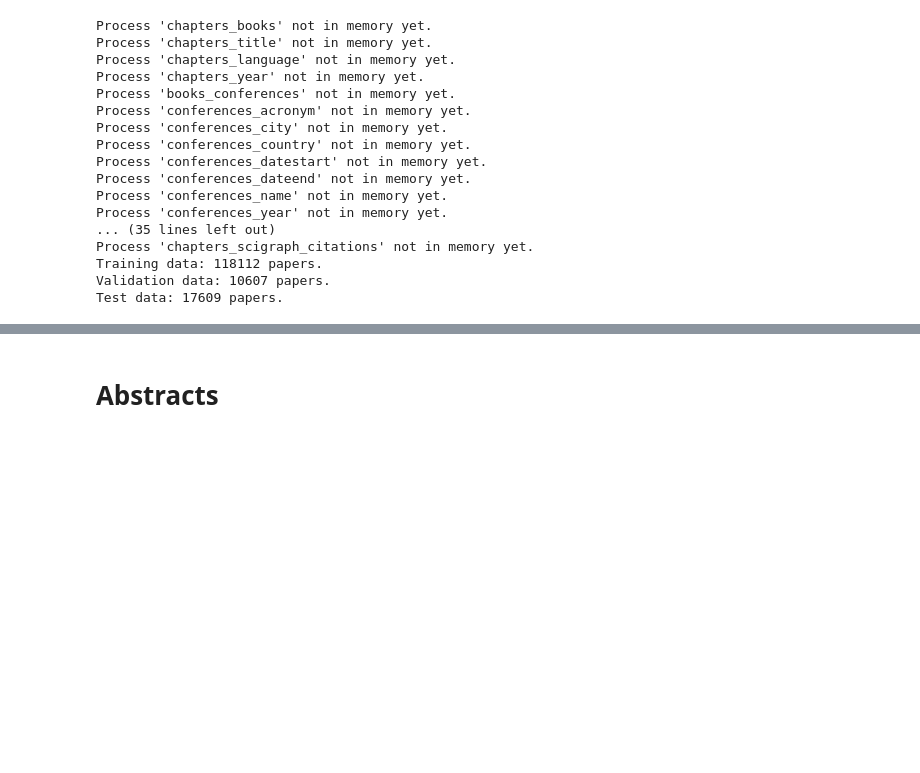
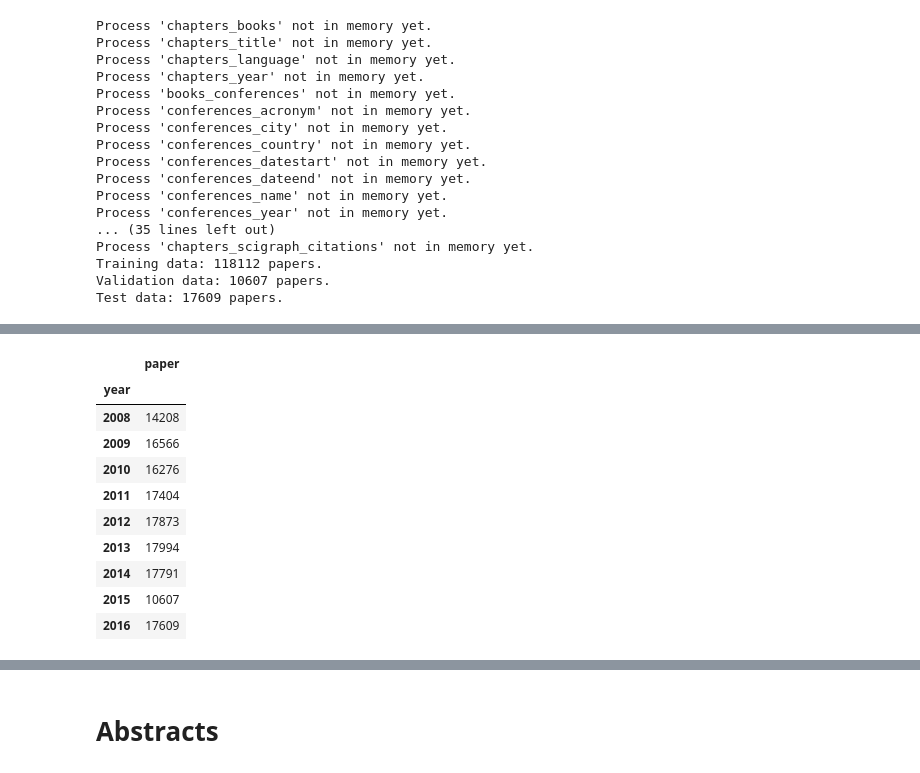
Before and after one commit to andreeaiana/graph_confrec, a Jupyter notebook: notebooks/Exploration General Papers.ipynb, the cells around one changed output, grey strips where cells are left out. Saved outputs shown, nothing was run; the diff lists cells and outputs as text; code cells hidden in the pictures; blank space fills up the shorter version.

```diff
--- a/notebooks/Exploration General Papers.ipynb
+++ b/notebooks/Exploration General Papers.ipynb
@@ -7,6 +7,8 @@ import matplotlib.pyplot as plt
 # %%
 sys.path.insert(0, os.path.join(os.getcwd(), "..", "src", "data"))
 from DataLoader import DataLoader
+# %%
+pd.set_option('display.max_colwidth', -1)
 # %% [markdown]
 # Papers
 # %% [markdown]
@@ -225,0 +297,15 @@ Test data: 17609 papers.
+# %%
+series = papers[["paper", "year"]].groupby(["year"]).count()
+series
+# %% [output]
+|  | paper |
+| year |  |
+| 2008 | 14208 |
+| 2009 | 16566 |
+| 2010 | 16276 |
+| 2011 | 17404 |
+| 2012 | 17873 |
+| 2013 | 17994 |
+| 2014 | 17791 |
+| 2015 | 10607 |
+| 2016 | 17609 |
```
Also changed, not shown: parts of 15 cells of this notebook, 2 other files.
